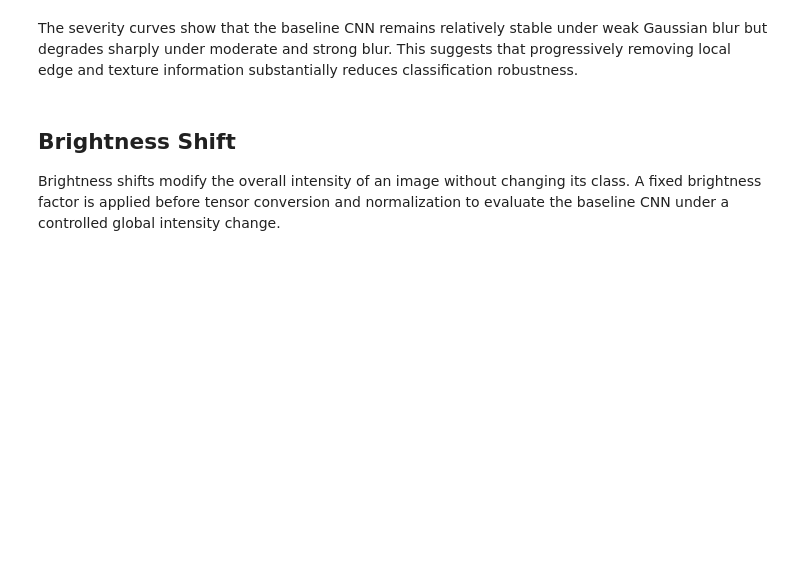
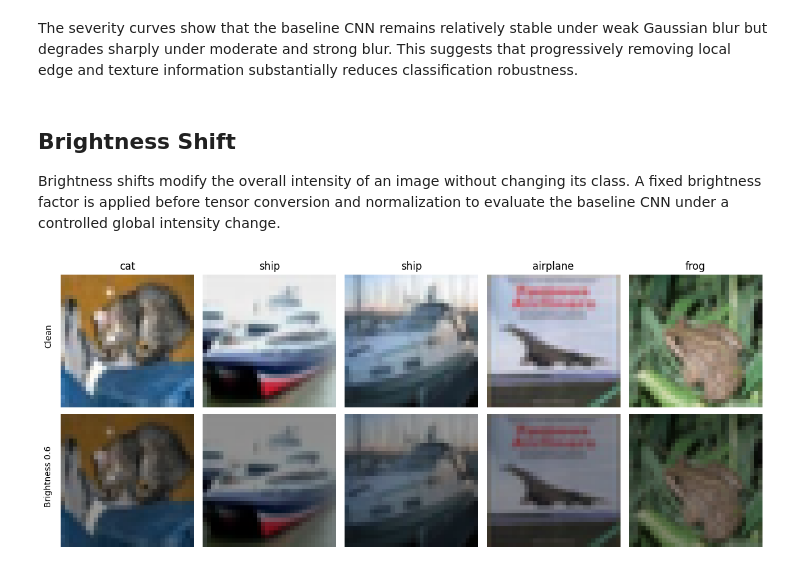
Before and after one commit to jayjay0317/cnn-robustness-generalization, a Jupyter notebook: notebooks/03_corruption_evaluation.ipynb, the cells around one changed output. Drawn from its saved outputs; the diff is of its cells as text; code cells hidden in the pictures; blank space fills up the shorter version.

Commit message:
Visualize clean and brightness-shifted samples

```diff
--- a/notebooks/03_corruption_evaluation.ipynb
+++ b/notebooks/03_corruption_evaluation.ipynb
@@ -622,3 +622,40 @@ brightness_loader = DataLoader(
     shuffle=False,
     num_workers=0
 )
+# %%
+# Create a brightness-only transform for visualization
+brightness_visualization_transform = transforms.Compose([
+    AdjustBrightness(factor=brightness_factor),
+    transforms.ToTensor()
+])
+
+brightness_visualization_dataset = torchvision.datasets.CIFAR10(
+    root="../data",
+    train=False,
+    download=False,
+    transform=brightness_visualization_transform
+)
+
+# Visualize clean and brightness-shifted images
+indices = [0, 1, 2, 3, 4]
+
+fig, axes = plt.subplots(2, 5, figsize=(12, 5))
+
+for column, index in enumerate(indices):
+    clean_image, label = visualization_dataset[index]
+    brightness_image, _ = brightness_visualization_dataset[index]
+
+    axes[0, column].imshow(clean_image.permute(1, 2, 0))
+    axes[0, column].set_title(clean_test_dataset.classes[label])
+    axes[0, column].axis("off")
+
+    axes[1, column].imshow(brightness_image.permute(1, 2, 0))
+    axes[1, column].axis("off")
+
+fig.text(0.01, 0.73, "Clean", va="center", rotation="vertical")
+fig.text(0.01, 0.27, "Brightness 0.6", va="center", rotation="vertical")
+
+plt.tight_layout(rect=[0.02, 0, 1, 1])
+plt.show()
+# %% [output]
+[figure, added]
```
